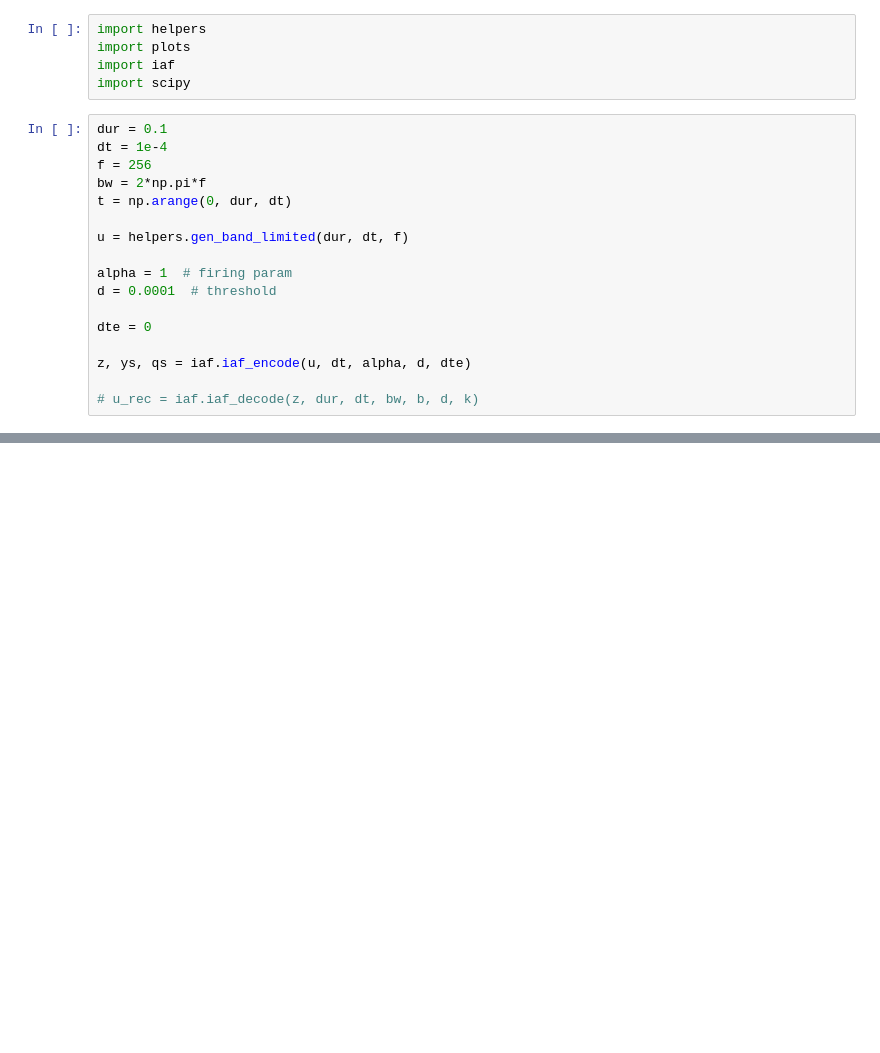
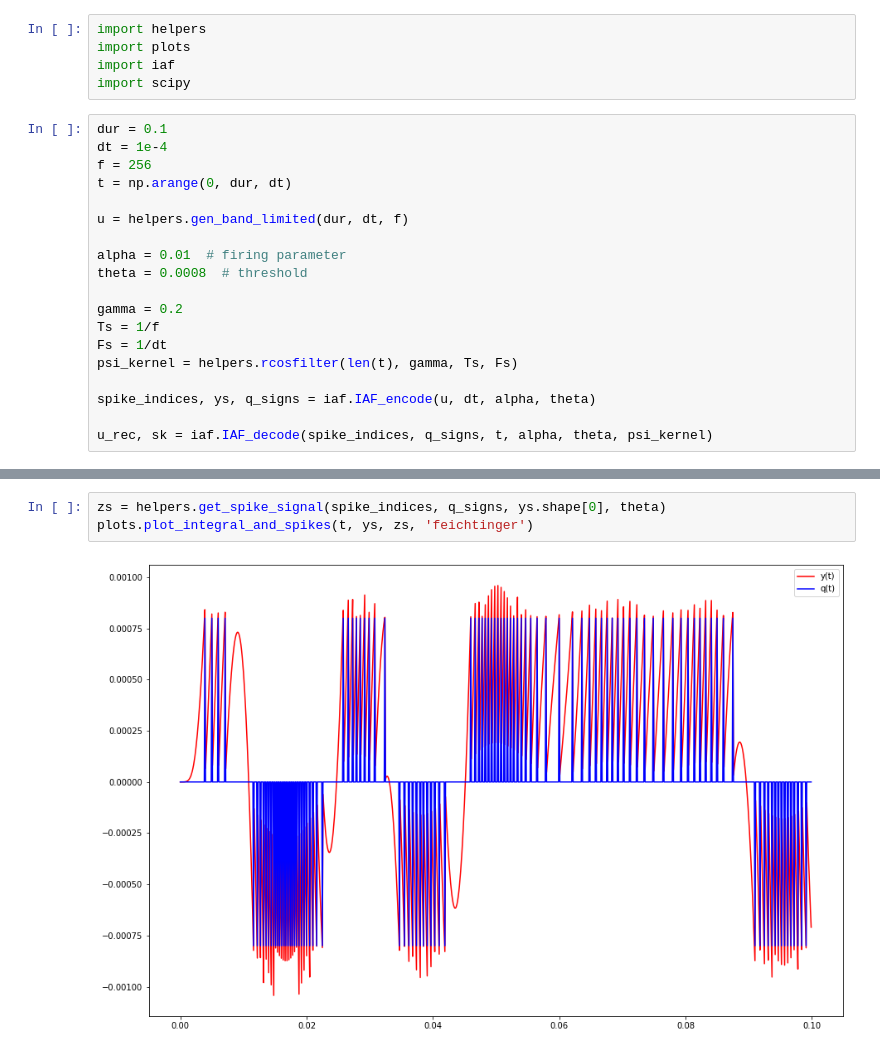
Before and after one commit to gkarray/Semester-Project, a Jupyter notebook: Algorithm 2.ipynb, the cells around one changed output, grey strips where cells are left out. Drawn from its saved outputs; the diff is of its cells as text; blank space fills up the shorter version.

```diff
--- a/Algorithm 2.ipynb
+++ b/Algorithm 2.ipynb
@@ -18,16 +11,18 @@ import scipy
 dur = 0.1
 dt = 1e-4
 f = 256
-bw = 2*np.pi*f
 t = np.arange(0, dur, dt)
 
 u = helpers.gen_band_limited(dur, dt, f)
 
-alpha = 1  # firing param
-d = 0.0001  # threshold
+alpha = 0.01  # firing parameter
+theta = 0.0008  # threshold
 
-dte = 0
+gamma = 0.2
+Ts = 1/f
+Fs = 1/dt
+psi_kernel = helpers.rcosfilter(len(t), gamma, Ts, Fs)
 
-z, ys, qs = iaf.iaf_encode(u, dt, alpha, d, dte)
+spike_indices, ys, q_signs = iaf.IAF_encode(u, dt, alpha, theta)
 
-# u_rec = iaf.iaf_decode(z, dur, dt, bw, b, d, k)
+u_rec, sk = iaf.IAF_decode(spike_indices, q_signs, t, alpha, theta, psi_kernel)
@@ -180,0 +33,5 @@ plots.plot_encoded(t, u, z, fig_title)
+# %%
+zs = helpers.get_spike_signal(spike_indices, q_signs, ys.shape[0], theta)
+plots.plot_integral_and_spikes(t, ys, zs, 'feichtinger')
+# %% [output]
+[figure, added]
```
Also changed, not shown: parts of 33 cells of this notebook, 10 other files.
